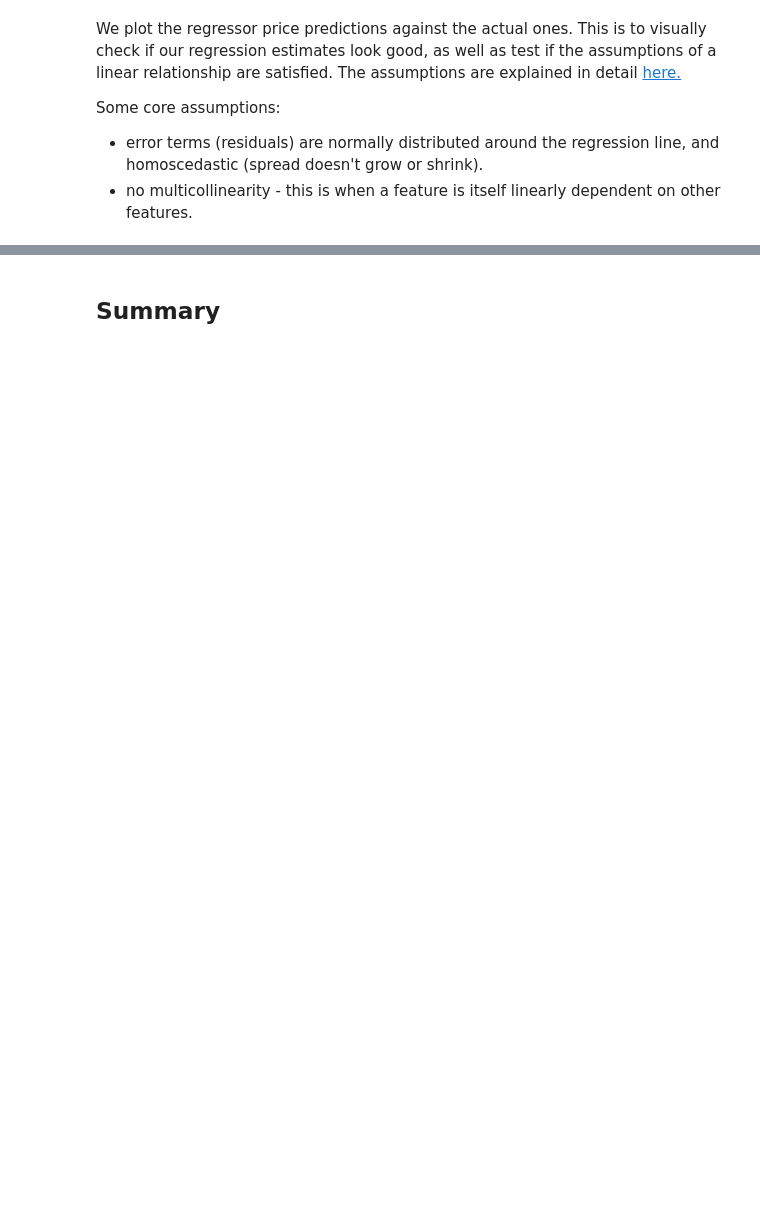
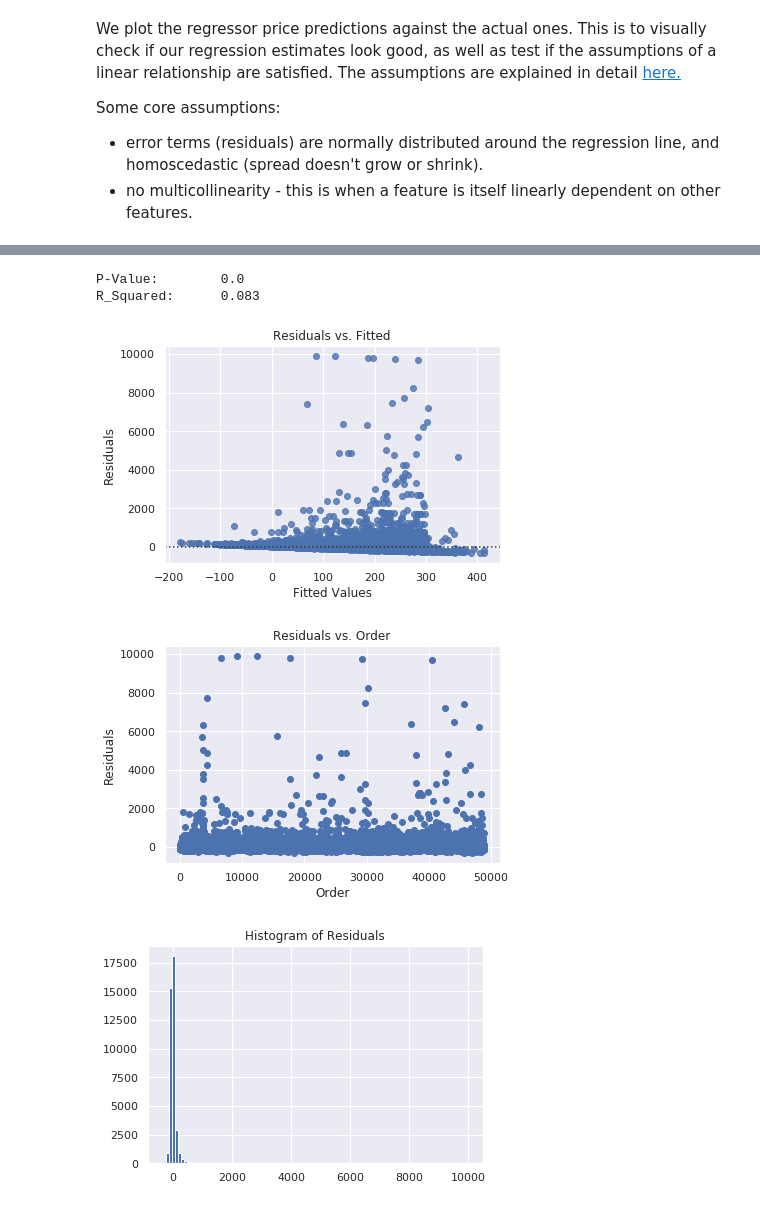
Before and after one commit to adamhoward56/Airbnb, a Jupyter notebook: cmsc320-airbnb-final-data-exploration.ipynb, the cells around one changed output, grey strips where cells are left out. Drawn from its saved outputs; the diff is of its cells as text; code cells hidden in the pictures; blank space fills up the shorter version.

Commit message:
Residual analysis

```diff
--- a/cmsc320-airbnb-final-data-exploration.ipynb
+++ b/cmsc320-airbnb-final-data-exploration.ipynb
@@ -403,3 +401,50 @@ Things to do:
-# %% [markdown]
-
-## Summary
+# %%
+# Residuals vs. Fitted
+def r_v_fit(m):
+    ax = sns.residplot(m.fittedvalues, m.resid)
+    plt.title("Residuals vs. Fitted")
+    plt.ylabel("Residuals")
+    plt.xlabel("Fitted Values")
+    plt.show()
+
+# Residuals vs. Order
+def r_v_order(m):
+    ax = plt.scatter(m.resid.index, m.resid)
+    plt.title("Residuals vs. Order")
+    plt.ylabel("Residuals")
+    plt.xlabel("Order")
+    plt.show()
+
+# Histogram
+def r_hist(m, binwidth):
+    resid = m.resid
+    plt.hist(m.resid, bins=np.arange(min(resid), max(resid) + binwidth, binwidth))
+    plt.title("Histogram of Residuals")
+    plt.show()
+# %%
+# Split data for training and testing
+main_df['logprice'] = np.log(1 + main_df['price'])
+train_data, test_data = train_test_split(main_df, test_size=0.2)
+# %%
+import statsmodels.formula.api as smf
+
+# Create the model
+model = smf.ols(
+    'price ~ neighbourhood_group + latitude + longitude \
+     + room_type + minimum_nights + number_of_reviews + reviews_per_month \
+     + calculated_host_listings_count + availability_365',
+    data=train_data).fit()
+
+print("P-Value:\t{}".format(log_model.pvalues[0]))
+print("R_Squared:\t{}".format(model.rsquared)[:16])
+
+# Diagnostic Plots for model
+r_v_fit(model)
+r_v_order(model)
+r_hist(model, 100)
+# %% [output]
+P-Value:        0.0
+R_Squared:      0.083
+[figure, added]
+[figure, added]
+[figure, added]
```
Also changed, not shown: parts of 7 cells of this notebook, 1 other file.
